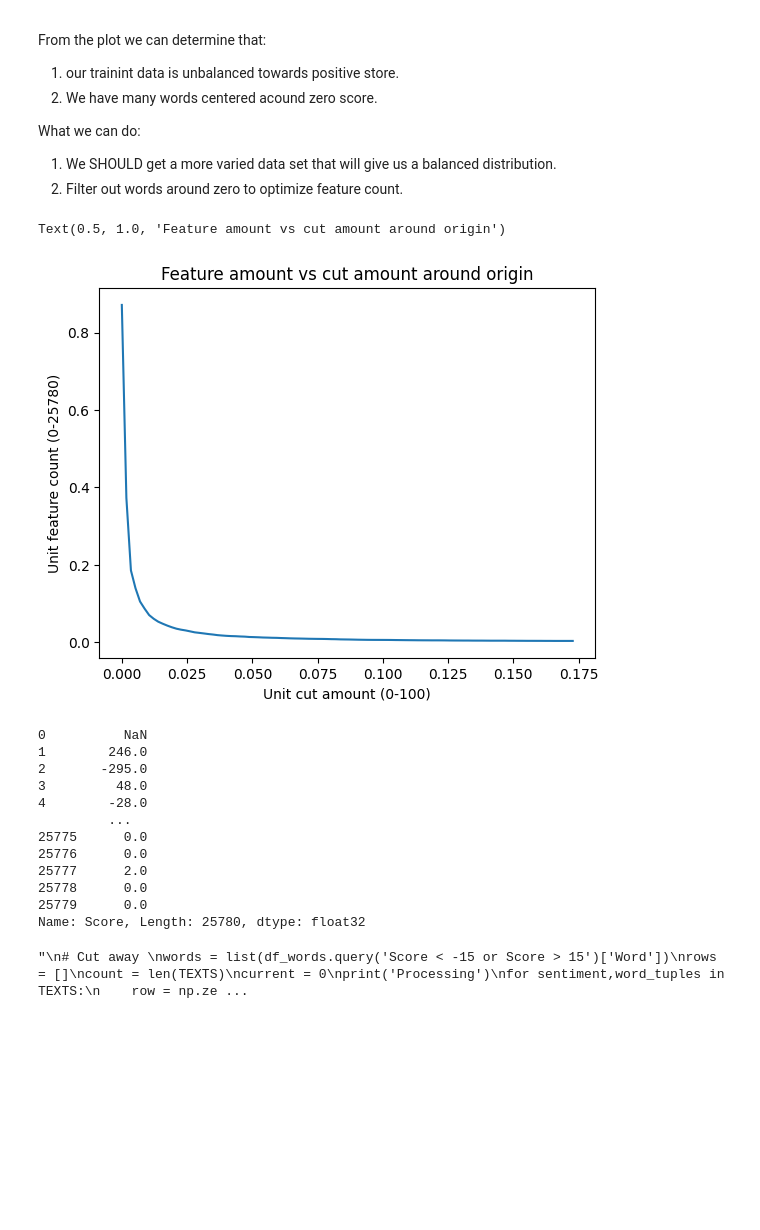
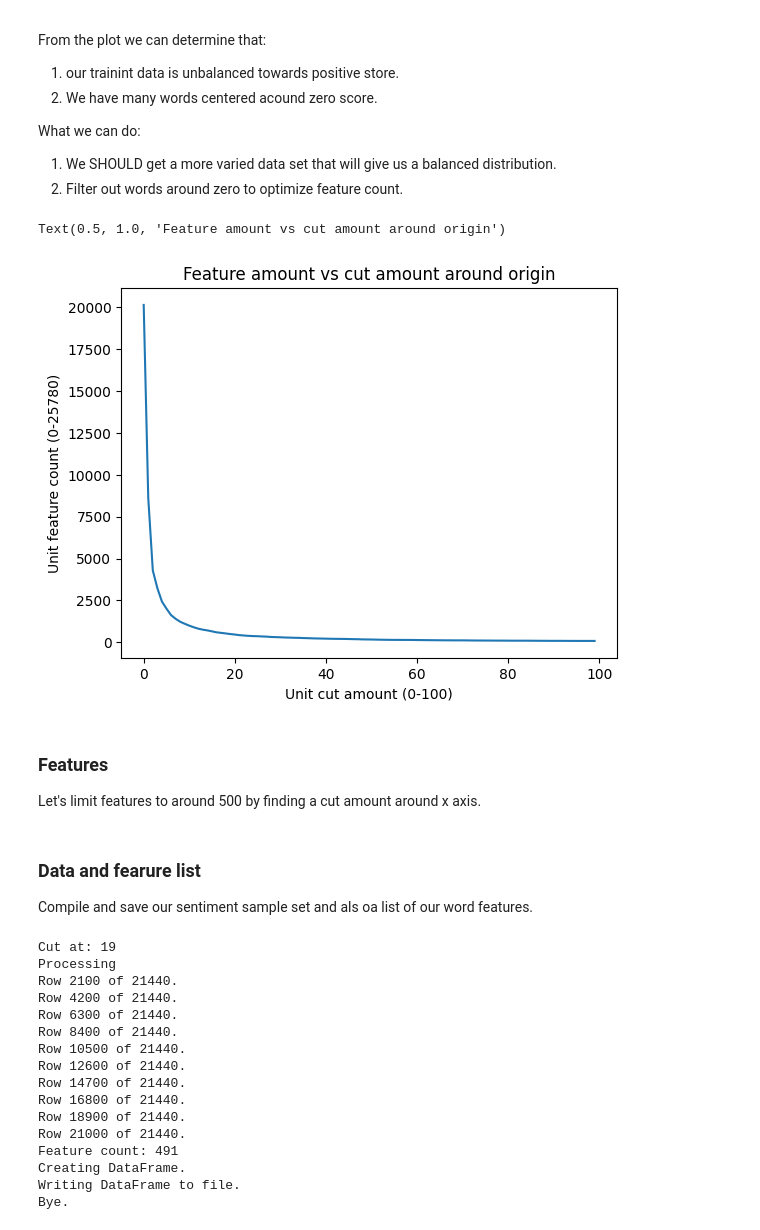
Before and after one commit to nooc/mu22_ml_project, a Jupyter notebook: ml/build_sentiment.ipynb, the cells around one changed output. Saved outputs shown, nothing was run; the diff lists cells and outputs as text; code cells hidden in the pictures; blank space fills up the shorter version.

Commit message:
Lots of word.
Need to train predictor import to back-end and then deploy.

```diff
--- a/ml/build_sentiment.ipynb
+++ b/ml/build_sentiment.ipynb
@@ -155,20 +157,22 @@ What we can do:
 # %%
 # Lets filter around zero
 df_scores = df_words['Score']
-cut_scores = []
+cut_amounts = []
 feat_counts = []
-for x_score in range(100):
-    cut_scores.append(x_score)
-    feat_cnt = df_scores[(df_scores < -x_score) ^ (df_scores > x_score)].shape[0]
+for cut in range(100):
+    # cut amount
+    cut_amounts.append(cut)
+    # feature count at cut amount
+    feat_cnt = df_scores[(df_scores < -cut) ^ (df_scores > cut)].shape[0]
     feat_counts.append(feat_cnt)
-
-cut_scores_n = cut_scores/np.linalg.norm(cut_scores)
-feat_counts_n = feat_counts/np.linalg.norm(feat_counts)
-
-plt.plot(cut_scores_n, feat_counts_n)
+# plot
+plt.plot(cut_amounts, feat_counts)
 plt.xlabel(f'Unit cut amount (0-100)')
 plt.ylabel(f'Unit feature count (0-{df_scores.shape[0]})')
 plt.title('Feature amount vs cut amount around origin')
 # %% [output]
 Text(0.5, 1.0, 'Feature amount vs cut amount around origin')
-[figure, old version]
+[figure, new version]
+# %% [markdown]
+### Features
+Let's limit features to around 500 by finding a cut amount around x axis.
@@ -175,25 +188,32 @@ Text(0.5, 1.0, 'Feature amount vs cut amount around origin')
+# %% [markdown]
+### Data and fearure list
+
+Compile and save our sentiment sample set and als oa list of our word features.
 # %%
-#TODO cut at about 45 deg..
 
-'''
 # Cut away
-words = list(df_words.query('Score < -15 or Score > 15')['Word'])
+words = list(df_words.query('Score < -@cut_at or Score > @cut_at')['Word'])
 rows = []
-count = len(TEXTS)
+row_count = len(TEXTS)
 current = 0
 print('Processing')
 for sentiment,word_tuples in TEXTS:
     row = np.zeros(len(words)+1,dtype=np.float32)
     row[0] = sentiment
-    for w,c in word_tuples:
+    for word,count in word_tuples:
         try:
-            idx = words.index(w)+1
-            row[idx] = c
+            idx = words.index(word)+1
+            row[idx] = count
         except: pass
     rows.append(row)
     current += 1
     if current % 2100 == 0:
-        print(f'Row {current} of {count}.')
+        print(f'Row {current} of {row_count}.')
+
+# Write feature list
+print('Feature count:',len(words))
+with open(join(*SOURCE_DATA_FOLDER,'features.json'),'w') as f:
+    json.dump(words,f)
 
 # Create feature dataframe
 print('Creating DataFrame.')
@@ -201,18 +221,20 @@ df_features = pd.DataFrame(rows, columns=['SCORE']+words)
 print('Writing DataFrame to file.')
 df_features.to_csv(join(*SOURCE_DATA_FOLDER,'sentiment.csv'))
 print('Bye.')
-'''
 # %% [output]
-0          NaN
-1        246.0
-2       -295.0
-3         48.0
-4        -28.0
-         ...
-25775      0.0
-25776      0.0
-25777      2.0
-25778      0.0
-25779      0.0
-Name: Score, Length: 25780, dtype: float32
+Cut at: 19
+Processing
+Row 2100 of 21440.
+Row 4200 of 21440.
+Row 6300 of 21440.
+Row 8400 of 21440.
+Row 10500 of 21440.
+Row 12600 of 21440.
+Row 14700 of 21440.
+Row 16800 of 21440.
+Row 18900 of 21440.
+Row 21000 of 21440.
+Feature count: 491
+Creating DataFrame.
+Writing DataFrame to file.
+Bye.
-"\n# Cut away \nwords = list(df_words.query('Score < -15 or Score > 15')['Word'])\nrows = []\ncount = len(TEXTS)\ncurrent = 0\nprint('Processing')\nfor sentiment,word_tuples in TEXTS:\n    row = np.ze ...
```
Also changed, not shown: parts of 2 cells of this notebook, 20 other files.
